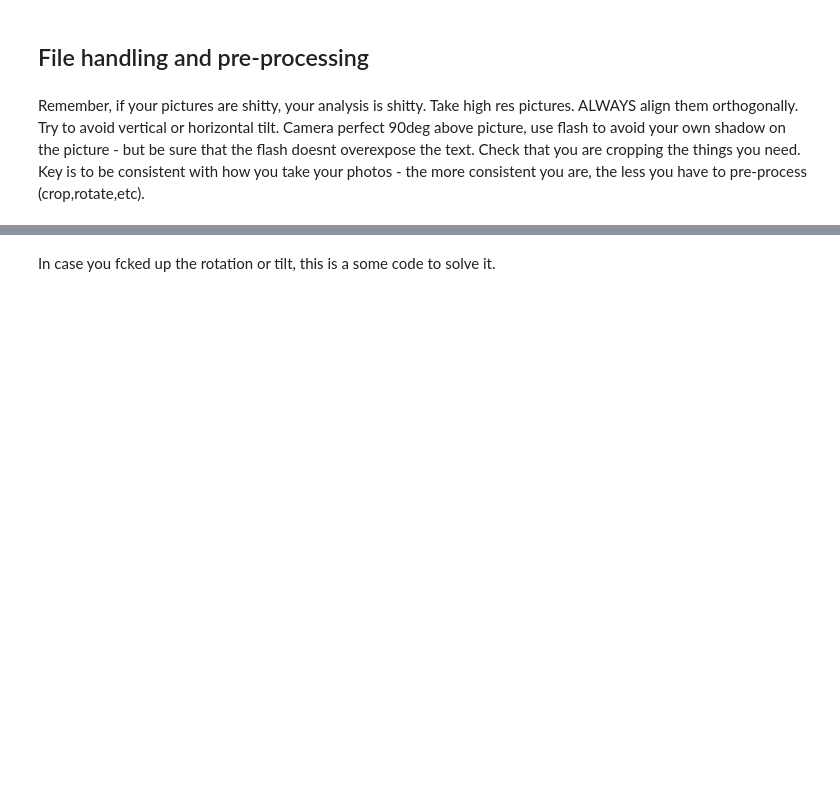
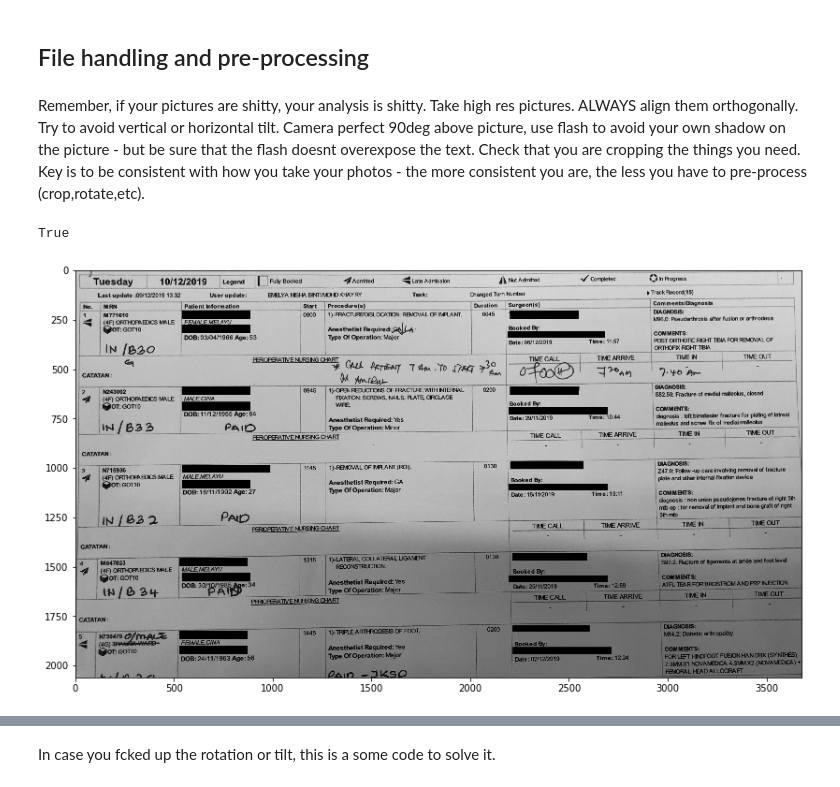
Before and after one commit to hududed/image2text, a Jupyter notebook: image2text_example.ipynb, the cells around one changed output, grey strips where cells are left out. Saved outputs shown, nothing was run; the diff lists cells and outputs as text; code cells hidden in the pictures; blank space fills up the shorter version.

```diff
--- a/image2text_example.ipynb
+++ b/image2text_example.ipynb
@@ -24,4 +24,19 @@ from scipy import ndimage
 ## File handling and pre-processing
 # %% [markdown]
 Remember, if your pictures are shitty, your analysis is shitty. Take high res pictures. ALWAYS align them orthogonally. Try to avoid vertical or horizontal tilt. Camera perfect 90deg above picture, use flash to avoid your own shadow on the picture - but be sure that the flash doesnt overexpose the text. Check that you are cropping the things you need. Key is to be consistent with how you take your photos - the more consistent you are, the less you have to pre-process (crop,rotate,etc).
+# %%
+img = cv2.imread('data/input/01.jpg') # put path to image
+crop = img[500:2560, 120:3800] # cropping [ymin:ymax, xmin:xmax]
+gray = cv2.cvtColor(crop, cv2.COLOR_BGR2GRAY) # make RGB img gray
+
+f = plt.figure(figsize=(20,8)) # define figure size (x,y)
+ax = f.add_subplot(111)
+ax.imshow(gray, cmap='gray', vmin = 0, vmax = 255) # plot in gray
+
+cv2.imwrite('data/output/1c.jpg', gray) # save processed image to path of this notebook
+
+# edges = cv2.Canny(gray,50,100) # find edges between given threshold; here 50,100
+# %% [output]
+True
+[figure, added]
 # %%
```
Also changed, not shown: parts of 7 cells of this notebook.
